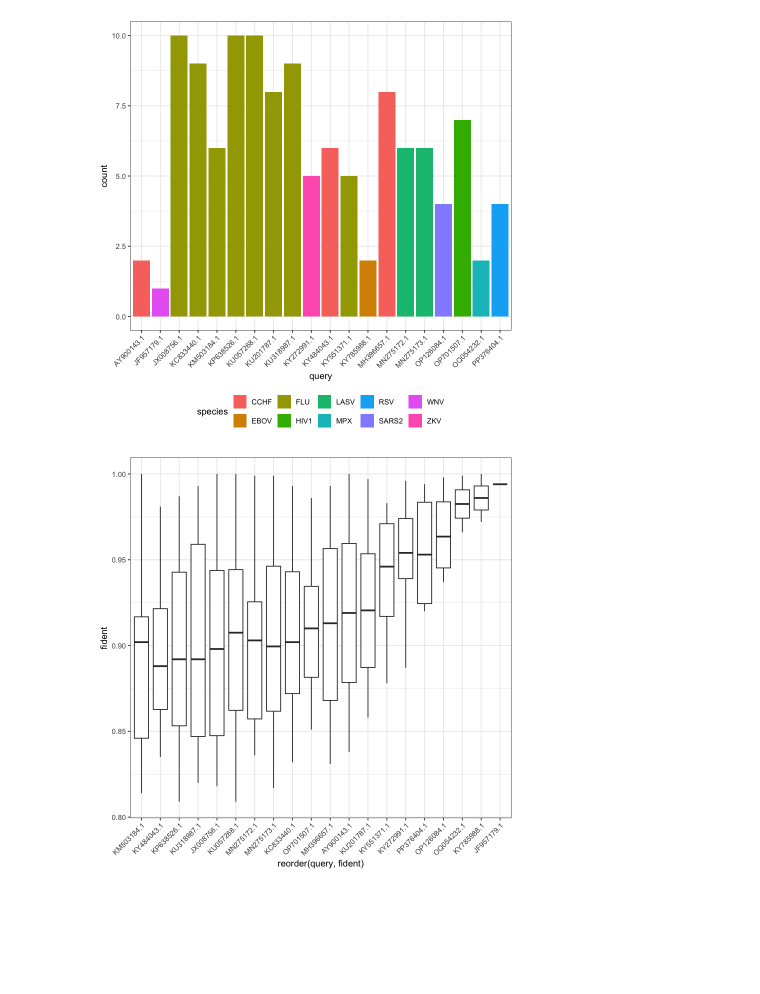
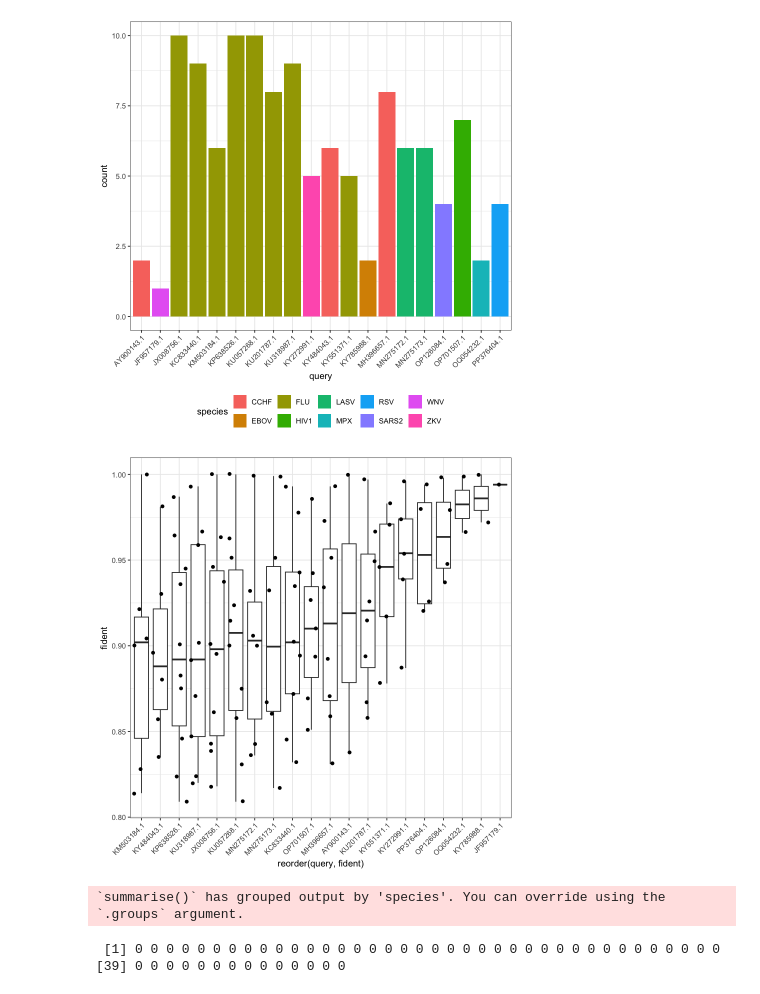
Before and after one commit to Joon-Klaps/nf-core-viralmetagenome-manuscript, a Jupyter notebook: analysis/benchmarking/00_reference_scaffolding/data-preparation/01_reference-selection.ipynb, the cells around one changed output. Cells and saved outputs as stored; diff of their text form; code cells hidden in the pictures; blank space fills up the shorter version.

Commit message:
making samplesheets and ref fastas

```diff
--- a/analysis/benchmarking/00_reference_scaffolding/data-preparation/01_reference-selection.ipynb
+++ b/analysis/benchmarking/00_reference_scaffolding/data-preparation/01_reference-selection.ipynb
@@ -182,8 +150,9 @@ ggplot(selected_references, aes(x = query, fill = species)) +
 # %%
 # Checking the observed diversity of references. (arrange with increasing mean fident)
 ggplot(selected_references, aes(y = fident, x = reorder(query, fident))) +
   geom_boxplot() +
+  geom_jitter() +
   theme_bw() +
   theme(axis.text.x = element_text(angle = 45, hjust = 1))
 # %% [output]
-[figure, old version]
+[figure, new version]
@@ -189,0 +174,22 @@ ggplot(selected_references, aes(y = fident, x = reorder(query, fident))) +
+# %%
+collapse <- selected_references%>%
+    group_by(species, fident_window)%>%
+    summarise(targets_regex = paste(target,collapse = " " ))%>%
+    ungroup()
+
+apply(collapse, 1, function(x) {
+    species <- x[1]
+    fident_window <- x[2]
+    targets_regex <- x[3]
+    fident_digits <- fident_window_to_digits(fident_window)
+    outname <- gsub(" ", "-", targets_regex)
+    regex <- gsub(" ",")|(", targets_regex)
+    out_file <- glue("{out_dir}/{fident_digits}_{outname}.fasta")
+    command <- glue("cat ncbi-virus-fasta/sequences_*_{species}.fasta | seqkit grep -r -p '({regex})' > {out_file}")
+    system(command)
+})
+# %% [output]
+`summarise()` has grouped output by 'species'. You can override using the
+`.groups` argument.
+ [1] 0 0 0 0 0 0 0 0 0 0 0 0 0 0 0 0 0 0 0 0 0 0 0 0 0 0 0 0 0 0 0 0 0 0 0 0 0 0
+[39] 0 0 0 0 0 0 0 0 0 0 0 0 0 0
```
Also changed, not shown: parts of 7 cells of this notebook, 53 other files.
